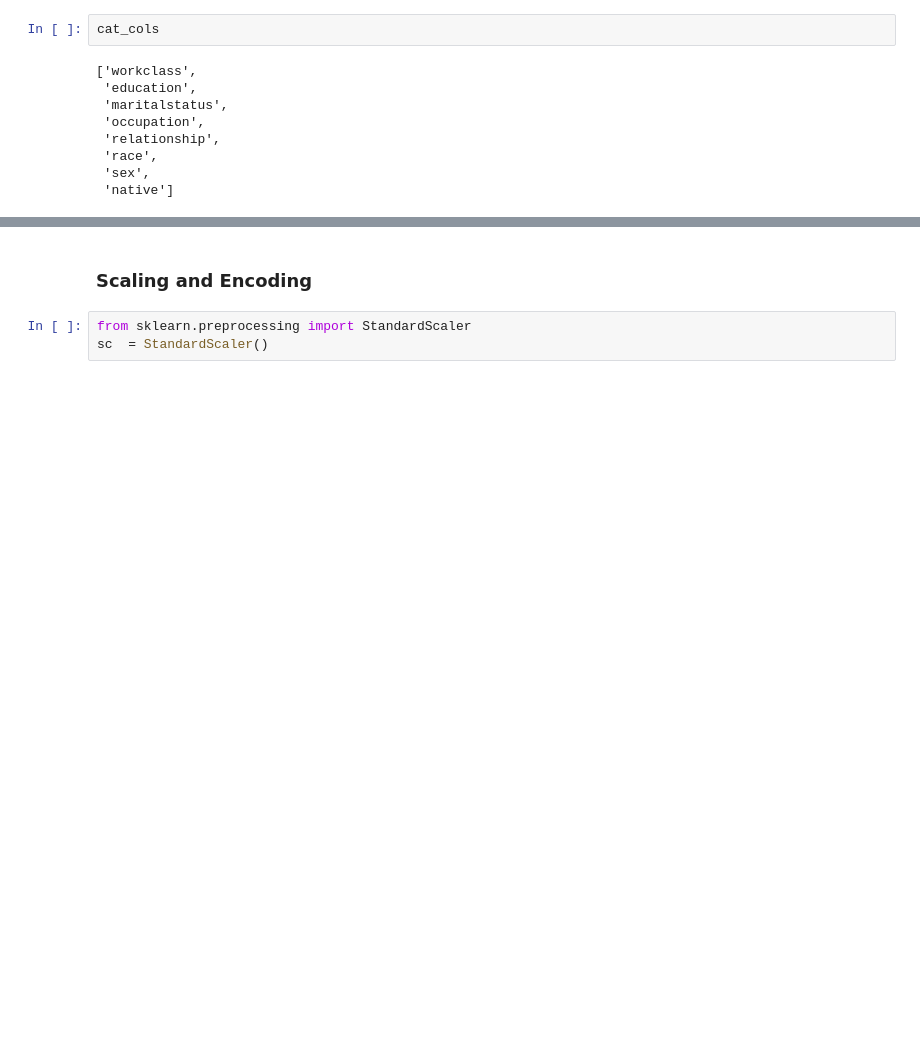
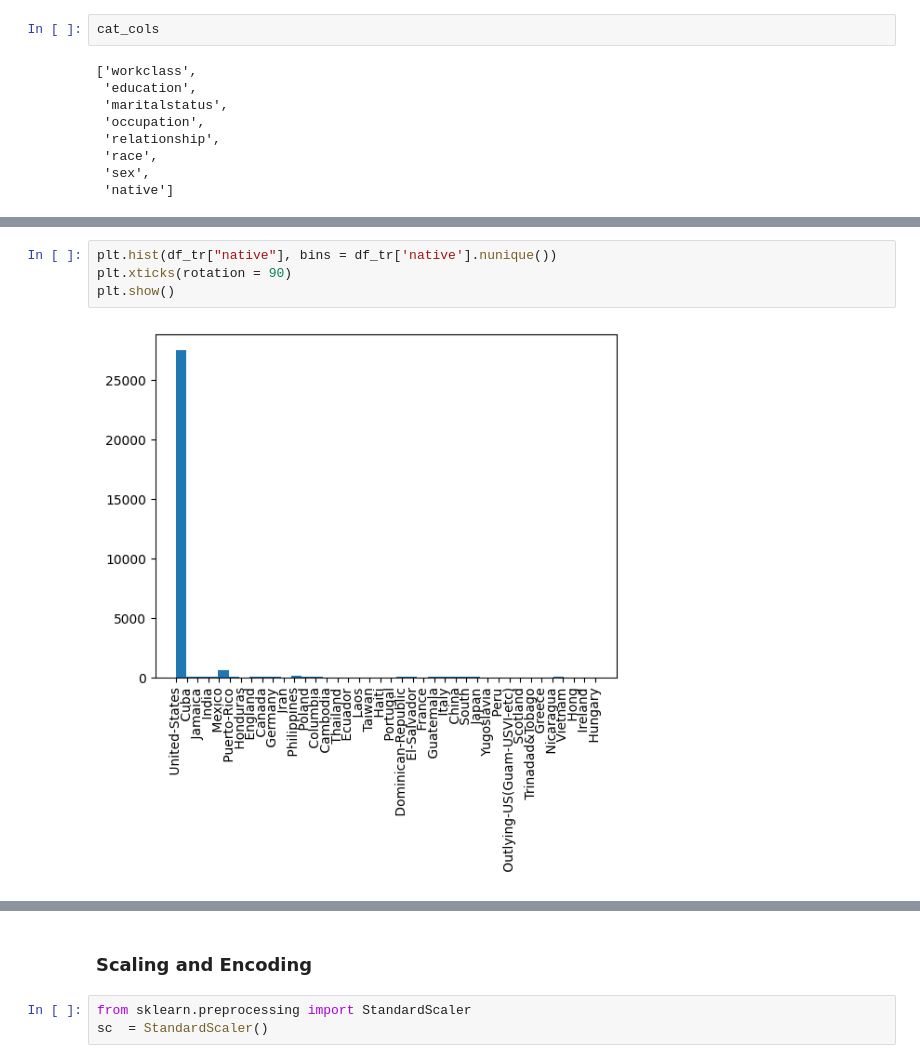
Before and after one commit to its-relative/Excelr, a Jupyter notebook: assignments/SVM/Salary.ipynb, the cells around one changed output, grey strips where cells are left out. Saved outputs shown, nothing was run; the diff lists cells and outputs as text; blank space fills up the shorter version.

```diff
--- a/assignments/SVM/Salary.ipynb
+++ b/assignments/SVM/Salary.ipynb
@@ -302,0 +324,6 @@ cat_cols
+# %%
+plt.hist(df_tr["native"], bins = df_tr['native'].nunique())
+plt.xticks(rotation = 90)
+plt.show()
+# %% [output]
+[figure, added]
```
Also changed, not shown: parts of 3 cells of this notebook.
